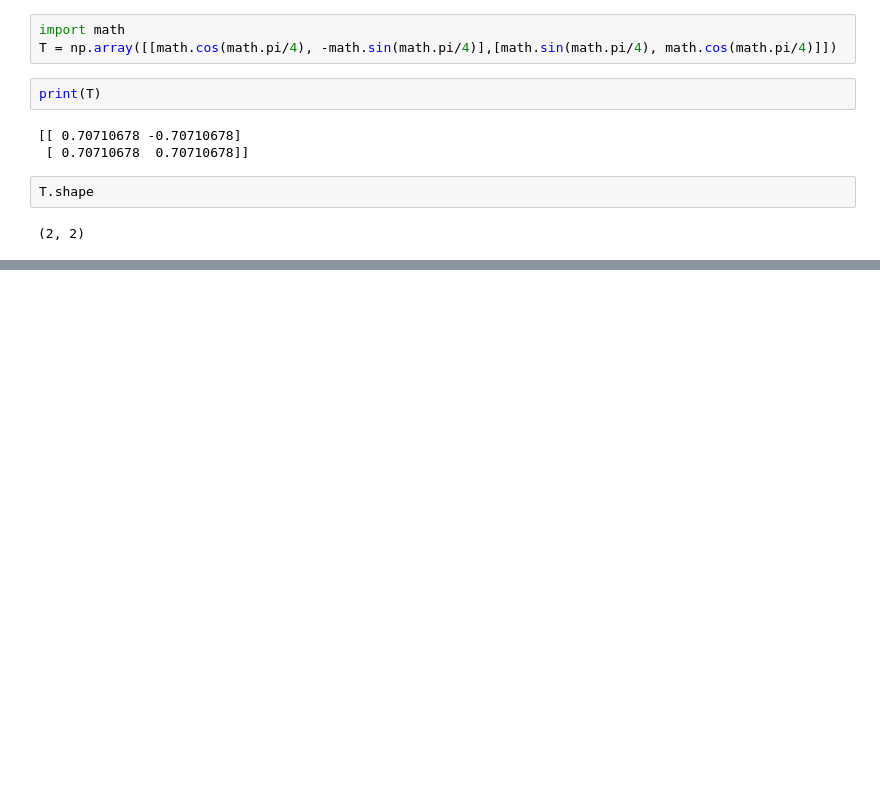
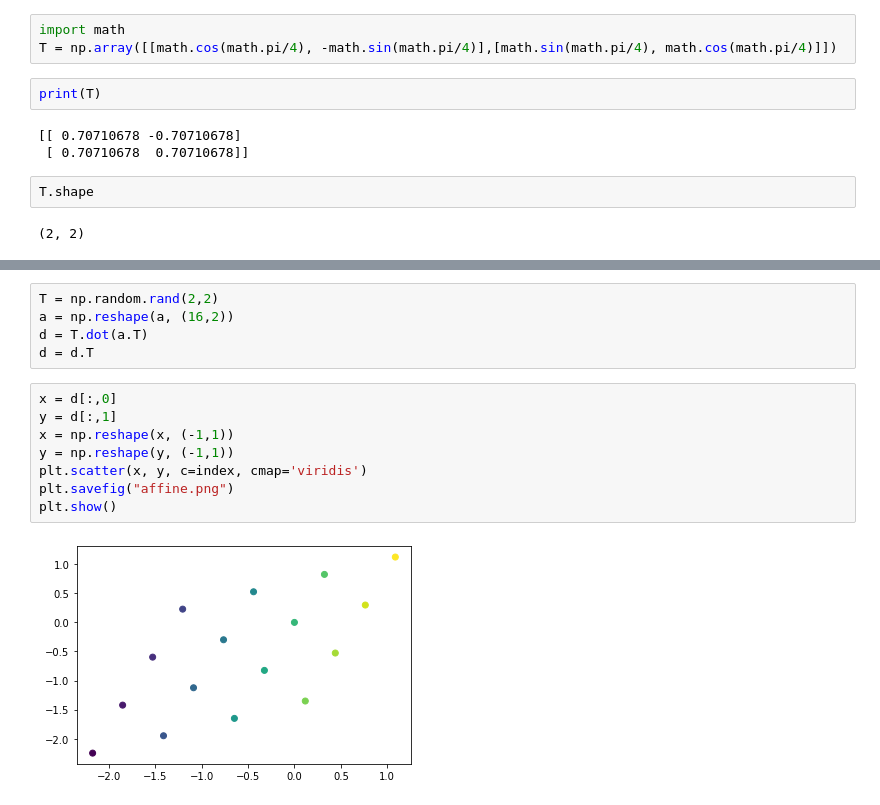
Before and after one commit to roatienza/ml, a Jupyter notebook: linear_algebra/notebook/transform.ipynb, the cells around one changed output, grey strips where cells are left out. Saved outputs shown, nothing was run; the diff lists cells and outputs as text; blank space fills up the shorter version.

```diff
--- a/linear_algebra/notebook/transform.ipynb
+++ b/linear_algebra/notebook/transform.ipynb
@@ -104,0 +187,15 @@ has a new set of coordinates:
+# %%
+T = np.random.rand(2,2)
+a = np.reshape(a, (16,2))
+d = T.dot(a.T)
+d = d.T
+# %%
+x = d[:,0]
+y = d[:,1]
+x = np.reshape(x, (-1,1))
+y = np.reshape(y, (-1,1))
+plt.scatter(x, y, c=index, cmap='viridis')
+plt.savefig("affine.png")
+plt.show()
+# %% [output]
+[figure, added]
```
Also changed, not shown: parts of 16 cells of this notebook.
